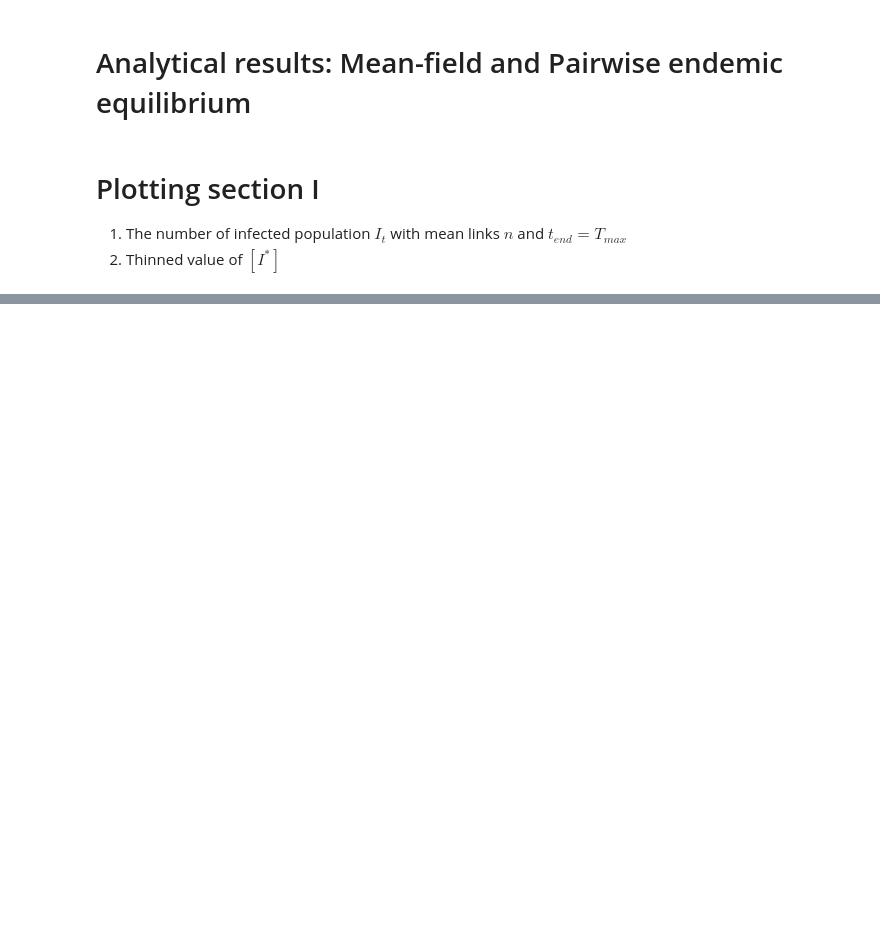
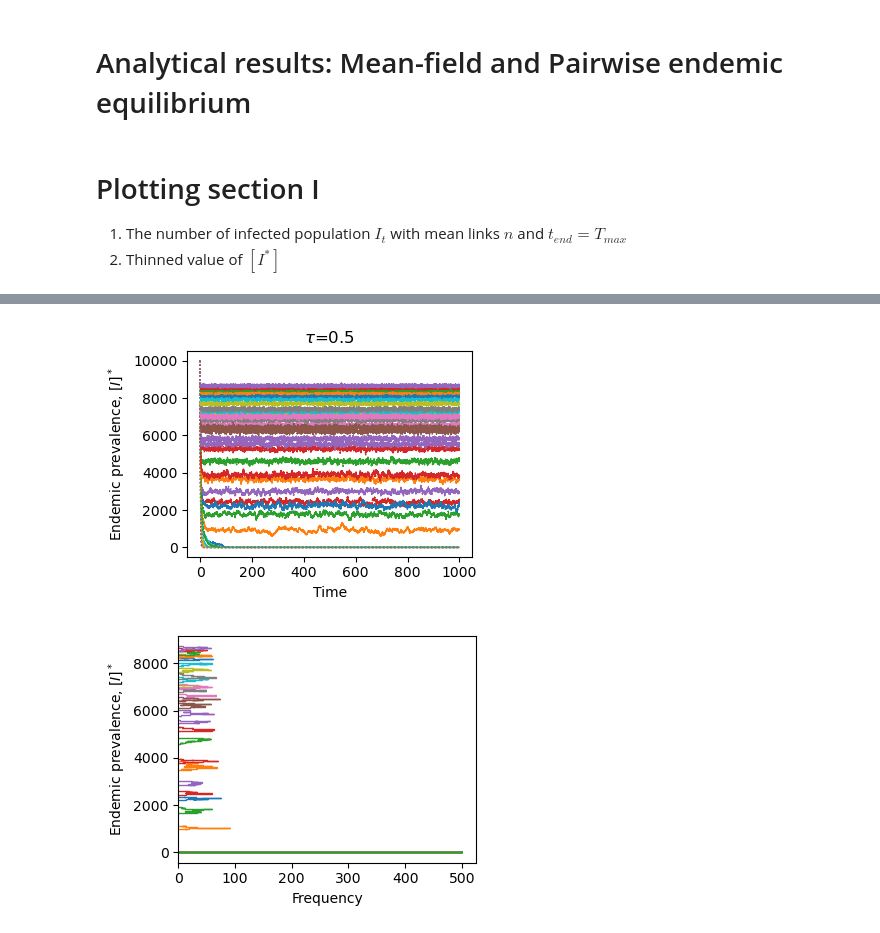
Before and after one commit to thatchai-b/article-trade-off-infs-social-interacts, a Jupyter notebook: Figure_1_meanfield-pairwise-comparison.ipynb, the cells around one changed output, grey strips where cells are left out. Drawn from its saved outputs; the diff is of its cells as text; code cells hidden in the pictures; blank space fills up the shorter version.

```diff
--- a/Figure_1_meanfield-pairwise-comparison.ipynb
+++ b/Figure_1_meanfield-pairwise-comparison.ipynb
@@ -218,0 +210,35 @@ The comparison of mean-field and pairwise endemic equilibrium with iid $[I^*]$ b
+# %%
+fig2_nreg, axs2_nreg = plt.subplots(len(tau_arr), 1, figsize=(4, 3), sharey=True)
+axs2_nreg[1].set(ylabel=r'Endemic prevalence, $[I]^*$')
+axs2_nreg[2].set(xlabel=r'Time')
+
+fig3_nreg, axs3_nreg = plt.subplots(len(tau_arr), 1, figsize=(4, 3), sharey=True)
+axs3_nreg[1].set(ylabel=r'Endemic prevalence, $[I]^*$')
+axs3_nreg[2].set(xlabel=r'Frequency')
+
+
+dataI_nreg  = []
+
+# n-REGULAR NETWORK
+for tau_index in np.arange(len(tau_arr)):
+    for n_index in np.arange(len(nrange_int)):
+        t, S, I = plots_SIS_EoN_dynamics_nreg(N, nrange_int[n_index], N_inf_init, tau_arr[tau_index], gamma, Tmax)
+        t, I = t_I_complement(t, I, Tmax)
+        axs2_nreg[tau_index].plot(t, I, linestyle='dotted', linewidth=1, label=''+str(nrange_int[n_index])+'-regular' )
+        axs2_nreg[tau_index].set_title(r'$\tau$='+str(tau_arr[tau_index]) )
+
+        t_burn, I_burn = burn_in_array(t, I)
+        t_thin, I_thin = thinning(t_burn, I_burn, thin_step=int(Tmax/20) )
+        t_thinning_int, I_thinning_arr = thinning_int(t_thin, I_thin)
+
+        dataI_nreg = dataI_nreg + [list(I_thinning_arr)]
+        axs3_nreg[tau_index].hist(I_thinning_arr, 20, histtype='step', linestyle='-', lw=1, orientation='horizontal', label=r'$n$-regular')
+dataI_nreg = np.array(dataI_nreg, dtype=object)
+dataI_nreg = dataI_nreg.reshape(len(tau_arr), len(nrange_int))
+
+
+fig2_nreg.tight_layout()
+fig3_nreg.tight_layout()
+# %% [output]
+[figure, added]
+[figure, added]
```
Also changed, not shown: parts of 15 cells of this notebook.
